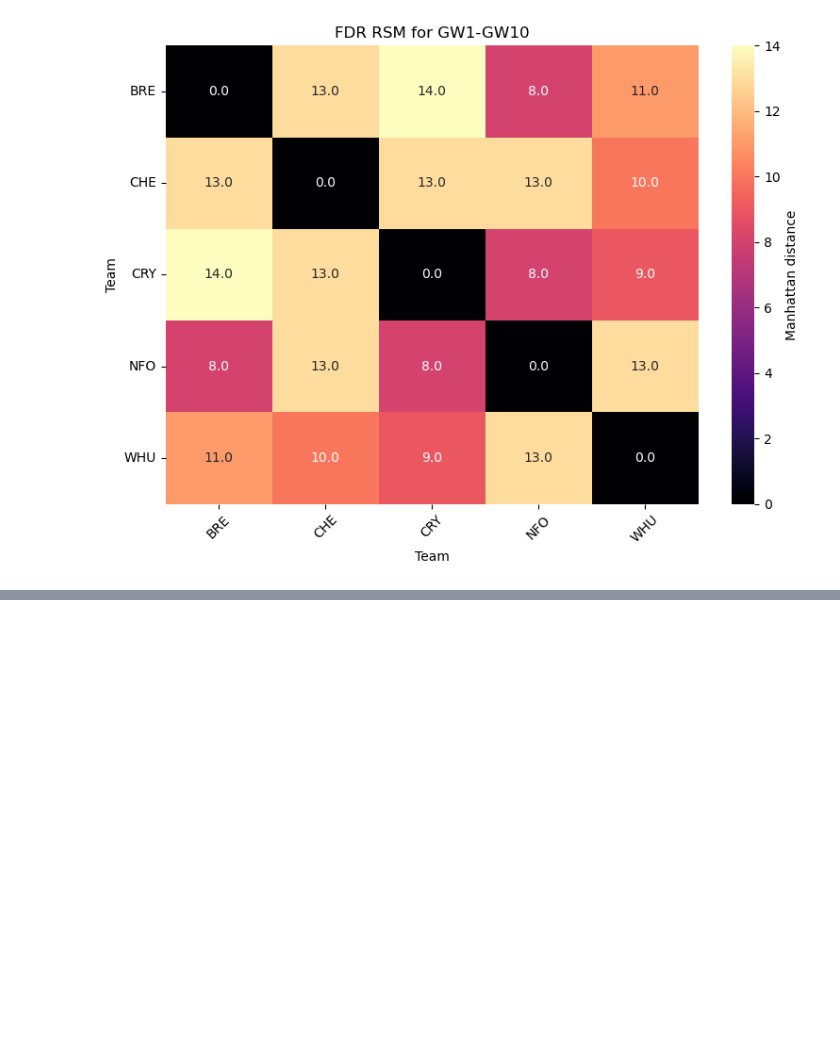
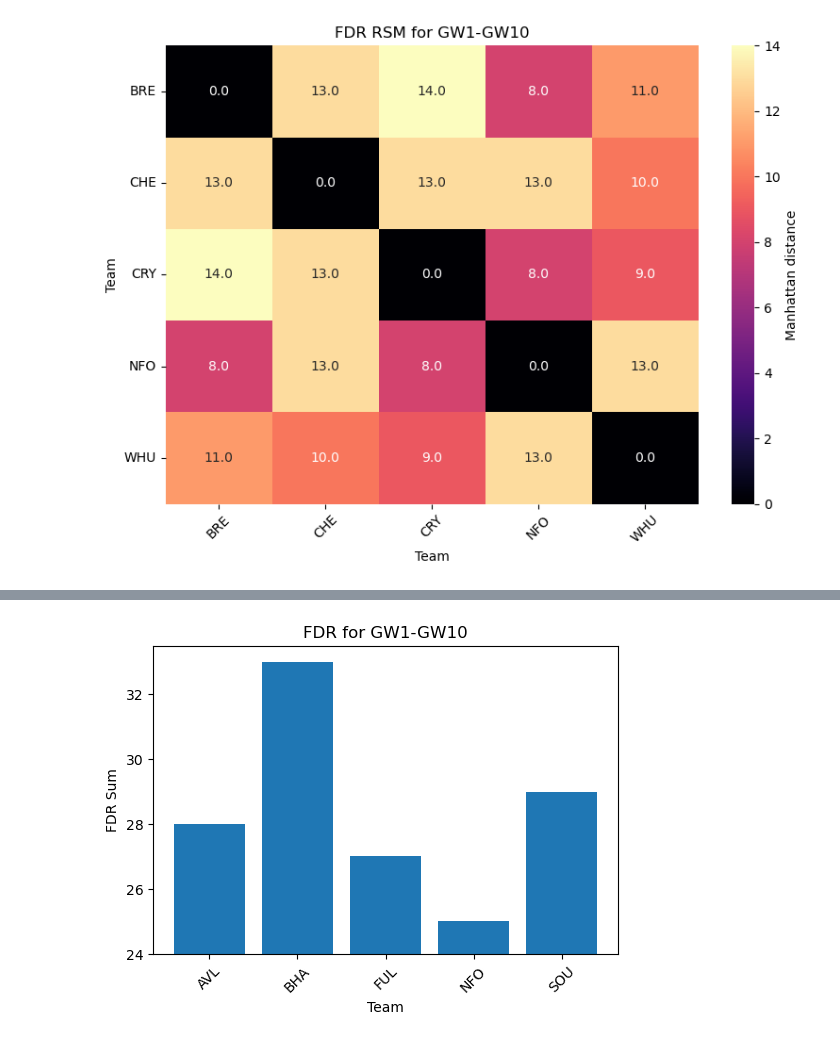
Before and after one commit to fajardgb/FPL-viz, a Jupyter notebook: GW_difficulty_viz/24-25/GW_FDR_RSM.ipynb, the cells around one changed output, grey strips where cells are left out. Cells and saved outputs as stored; diff of their text form; code cells hidden in the pictures; blank space fills up the shorter version.

```diff
--- a/GW_difficulty_viz/24-25/GW_FDR_RSM.ipynb
+++ b/GW_difficulty_viz/24-25/GW_FDR_RSM.ipynb
@@ -198,0 +254,5 @@ rdm_df = get_and_plot_fdr_rdm(fdr_df)
+# %%
+# select teams you want to look at
+teams = ['BHA', 'SOU', 'AVL', 'NFO', 'FUL']
+fdr_df = select_gw_team_subset(complete_fdr_df, gw_start=1, gw_end=10, teams=teams)
+fdr_df
@@ -198,0 +266,4 @@ rdm_df = get_and_plot_fdr_rdm(fdr_df)
+# %%
+plot_fdr_df(fdr_df)
+# %% [output]
+[figure, added]
```
Also changed, not shown: parts of 12 cells of this notebook.
